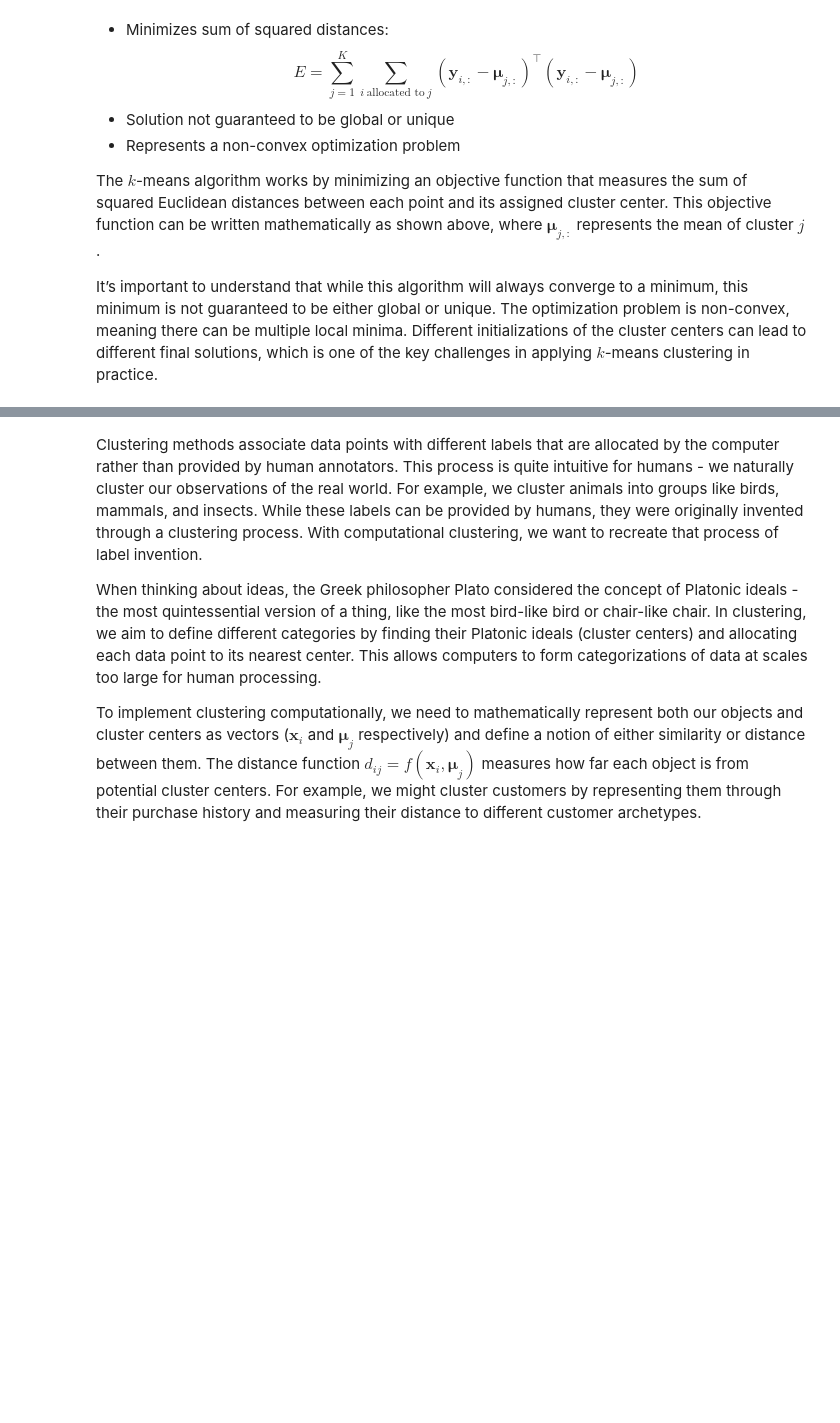
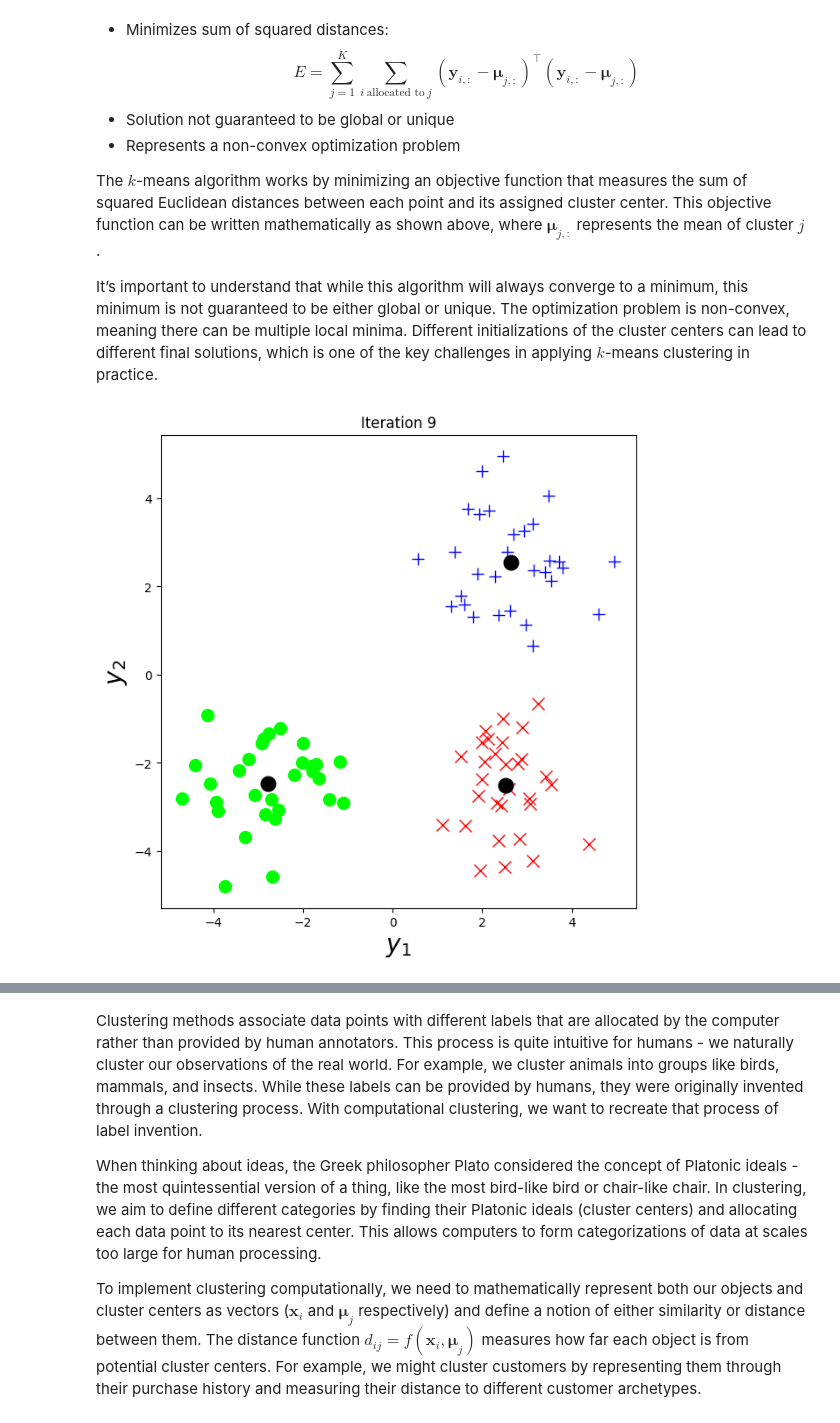
Before and after one commit to mlatcl/advds, a Jupyter notebook: _notebooks/05-02-visualisation-i.ipynb, the cells around one changed output, grey strips where cells are left out. Cells and saved outputs as stored; diff of their text form; code cells hidden in the pictures; blank space fills up the shorter version.

```diff
--- a/_notebooks/05-02-visualisation-i.ipynb
+++ b/_notebooks/05-02-visualisation-i.ipynb
@@ -214,5 +287,5 @@ def write_plot(counter, caption):
 # %%
-fig, ax = plt.subplots(figsize=(5,5))
+fig, ax = plt.subplots(figsize=plot.big_figsize)
 fontsize = 20
 
 num_clust_points = 30
@@ -228,34 +301,36 @@ ax.cla()
 
 ax.plot(Y[:, 0], Y[:, 1], '.', color=[0, 0, 0], markersize=10)
 ax.set_xlabel('$y_1$')
 ax.set_ylabel('$y_2$')
 ax.set_title('Data')
 counter=0
 write_plot(counter, 'Data set to be analyzed. Initialize cluster centres.')
 ax.plot(centres[:, 0], centres[:, 1], 'o', color=[0,0,0], linewidth=3, markersize=12)
 counter+=1
 write_plot(counter, 'Allocate each point to the cluster with the nearest centre')
 i = 0
 
-for i in range(6):
+for i in range(10):
     dist_mat = ((Y[:, :, None] - centres.T[None, :, :])**2).sum(1)
     ind = dist_mat.argmin(1)
     ax.cla()
     ax.plot(Y[ind==0, 0], Y[ind==0, 1], 'x', color= [1, 0, 0], markersize=10)
     ax.plot(Y[ind==1, 0], Y[ind==1, 1], 'o', color=[0, 1, 0], markersize=10)
     ax.plot(Y[ind==2, 0], Y[ind==2, 1], '+', color=[0, 0, 1], markersize=10)
     c = ax.plot(centres[:, 0], centres[:, 1], 'o', color=[0,0, 0], markersize=12, linewidth=3)
     ax.set_xlabel('$y_1$',fontsize=fontsize)
     ax.set_ylabel('$y_2$',fontsize=fontsize)
     ax.set_title('Iteration ' + str(i))
     counter+=1
     write_plot(counter, 'Update each centre by setting to the mean of the allocated points.')
     for j in range(centres.shape[0]):
           centres[j, :] = np.mean(Y[ind==j, :], 0)
     c[0].set_data(centres[:, 0], centres[:, 1])
     counter+=1
     mlai.write_figure(f"kmeans_clustering_{counter:0>3}.svg", directory="./ml")
     write_plot(counter, 'Allocate each data point to the nearest cluster centre.')
+# %% [output]
+[figure, added]
 # %%
 import notutils as nu
 # %%
```
Also changed, not shown: parts of 10 cells of this notebook, 24 other files.
